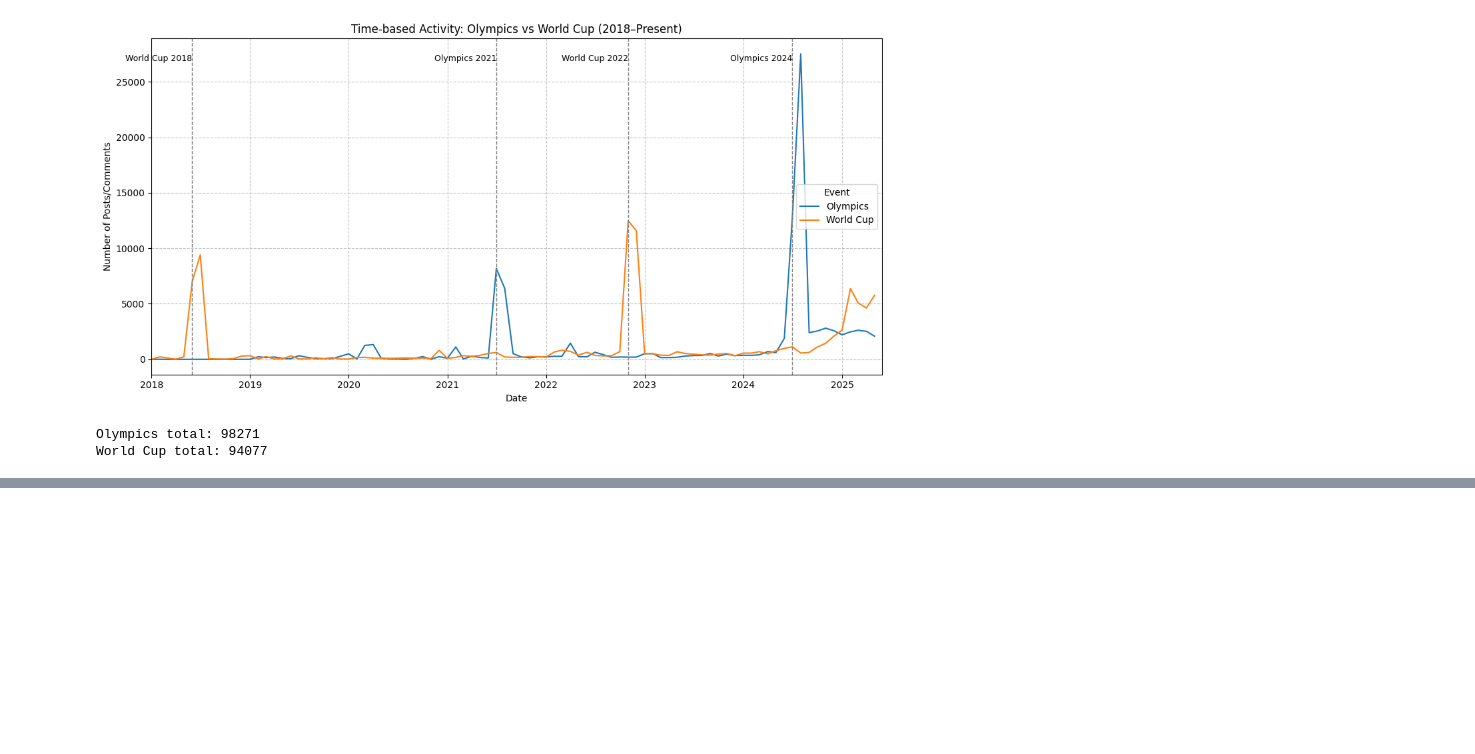
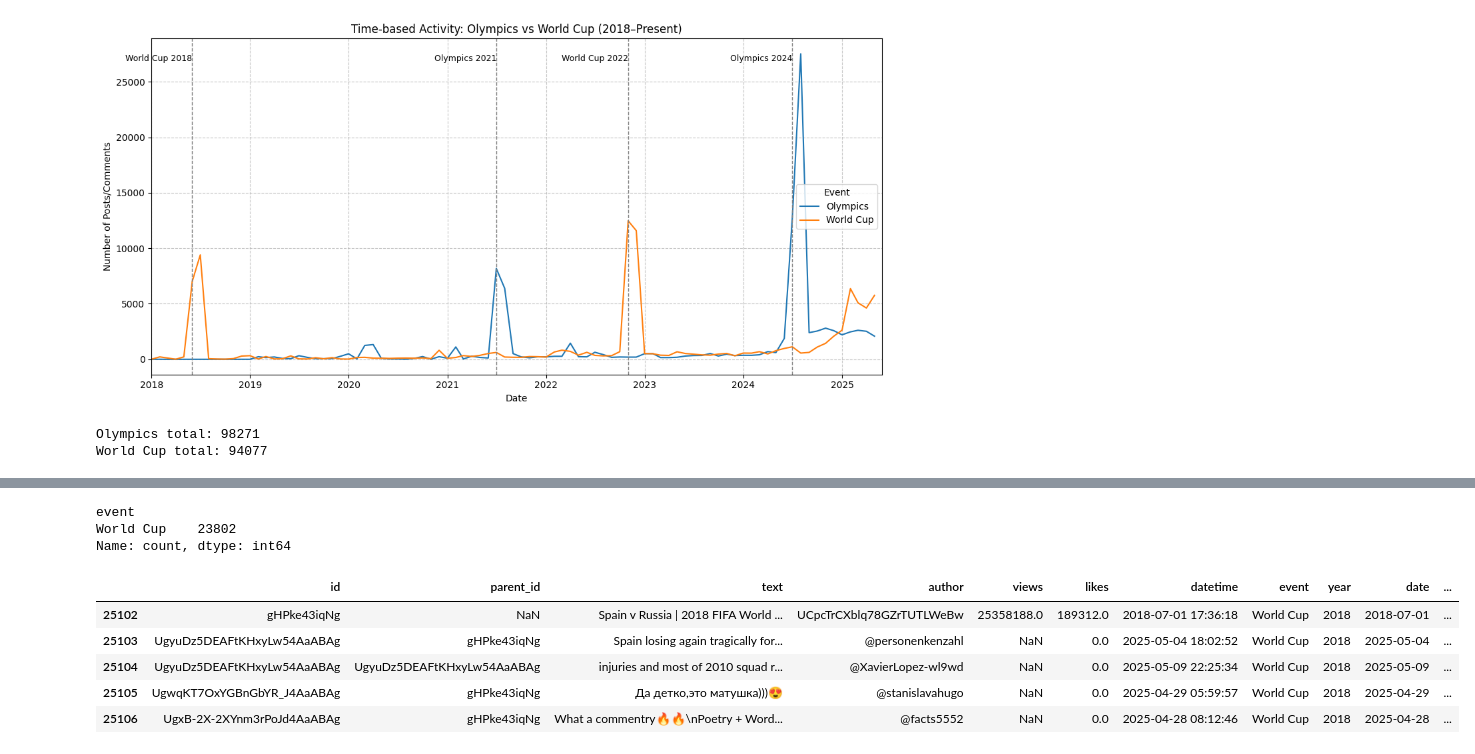
Before and after one commit to Harriet2004/SocialMedia, a Jupyter notebook: youtube_reddit_Q2.ipynb, the cells around one changed output, grey strips where cells are left out. Drawn from its saved outputs; the diff is of its cells as text; code cells hidden in the pictures; blank space fills up the shorter version.

```diff
--- a/youtube_reddit_Q2.ipynb
+++ b/youtube_reddit_Q2.ipynb
@@ -115,0 +178,32 @@ World Cup total: 94077
+# %%
+print(youtube_df[youtube_df['year'] == 2018]['event'].value_counts())
+youtube_df[youtube_df['year'] == 2018]['date'].isna().sum()
+# Ensure 'date' is parsed as datetime
+youtube_df['date'] = pd.to_datetime(youtube_df['date'], errors='coerce')
+
+# Filter for 2018 World Cup posts
+wc_2018_df = youtube_df[(youtube_df['event'] == 'World Cup') & (youtube_df['year'] == 2018)]
+
+# Drop NaT dates just in case
+wc_2018_df = wc_2018_df.dropna(subset=['date'])
+
+# Get the date range and number of posts
+date_min = wc_2018_df['date'].min()
+date_max = wc_2018_df['date'].max()
+post_count = wc_2018_df.shape[0]
+
+date_min, date_max, post_count
+
+wc_2018_df['date'].dt.year.value_counts().sort_index()
+
+wc_2018_df.head()
+# %% [output]
+event
+World Cup    23802
+Name: count, dtype: int64
+|  | id | parent_id | text | author | views | likes | datetime | event | year | date | ... |
+| 25102 | gHPke43iqNg | NaN | Spain v Russia | 2018 FIFA World ... | UCpcTrCXblq78GZrTUTLWeBw | 25358188.0 | 189312.0 | 2018-07-01 17:36:18 | World Cup | 2018 | 2018-07-01 | ... |
+| 25103 | UgyuDz5DEAFtKHxyLw54AaABAg | gHPke43iqNg | Spain losing again tragically for... | @personenkenzahl | NaN | 0.0 | 2025-05-04 18:02:52 | World Cup | 2018 | 2025-05-04 | ... |
+| 25104 | UgyuDz5DEAFtKHxyLw54AaABAg | UgyuDz5DEAFtKHxyLw54AaABAg | injuries and most of 2010 squad r... | @XavierLopez-wl9wd | NaN | 0.0 | 2025-05-09 22:25:34 | World Cup | 2018 | 2025-05-09 | ... |
+| 25105 | UgwqKT7OxYGBnGbYR_J4AaABAg | gHPke43iqNg | Да детко,это матушка)))😍 | @stanislavahugo | NaN | 0.0 | 2025-04-29 05:59:57 | World Cup | 2018 | 2025-04-29 | ... |
+| 25106 | UgxB-2X-2XYnm3rPoJd4AaABAg | gHPke43iqNg | What a commentry🔥🔥\nPoetry + Word... | @facts5552 | NaN | 0.0 | 2025-04-28 08:12:46 | World Cup | 2018 | 2025-04-28 | ... |
```
Also changed, not shown: parts of 4 cells of this notebook.
